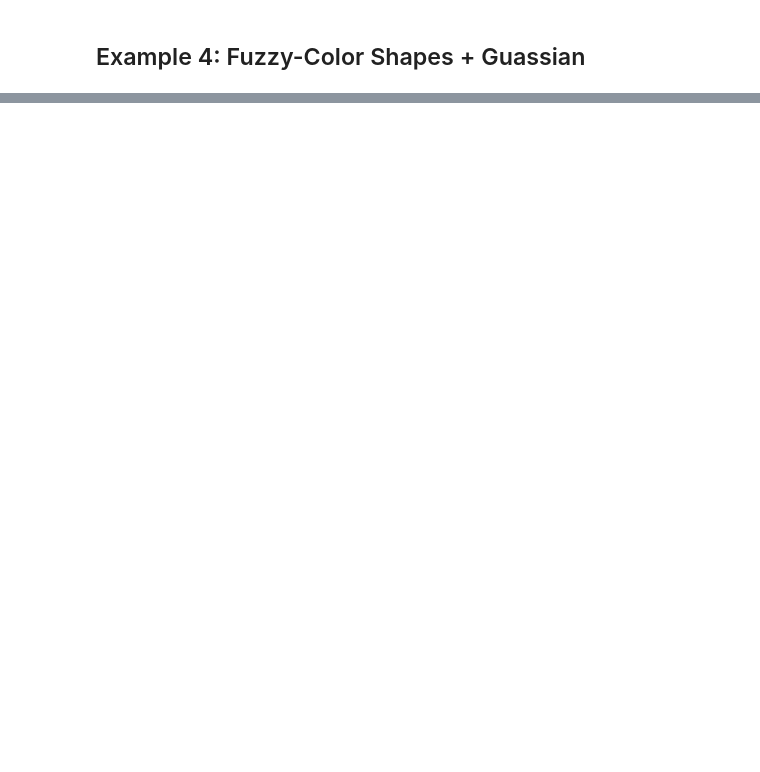
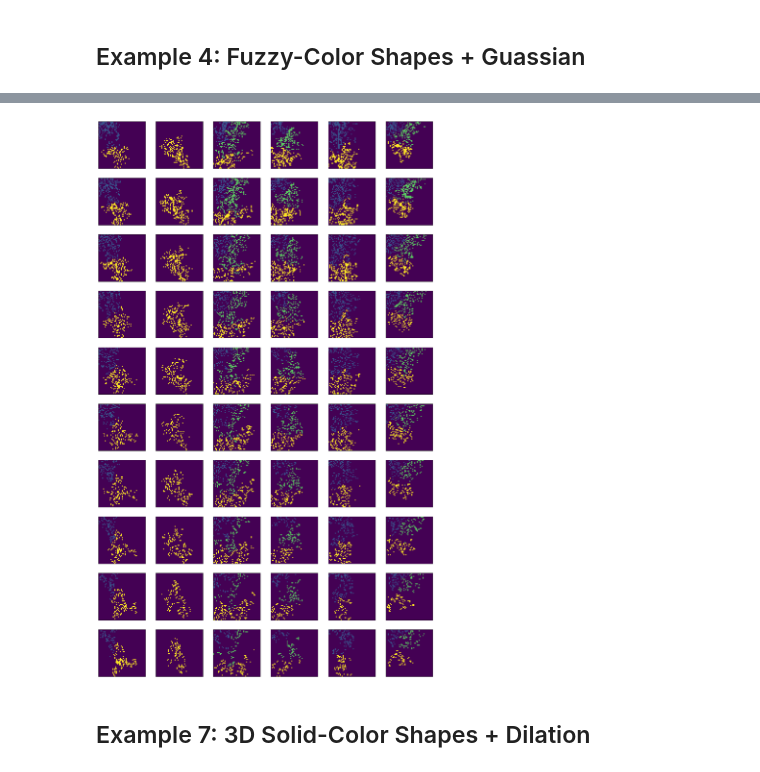
Before and after one commit to ekrell/geoscience-attribution-benchmarks, a Jupyter notebook: benchmarks/gen_rasters.ipynb, the cells around one changed output, grey strips where cells are left out. Cells and saved outputs as stored; diff of their text form; code cells hidden in the pictures; blank space fills up the shorter version.

```diff
--- a/benchmarks/gen_rasters.ipynb
+++ b/benchmarks/gen_rasters.ipynb
@@ -96,0 +170,30 @@ for i in range(n_samples):
+# %%
+# Define raster
+rows = 50
+cols = 50
+bands = 10
+
+# Define placement seeds
+seeds = [
+    {"coords": (10, 10, 0), "value": 0.2, "threshold": 0.9, "decay": 0.01, "value_dist": 0.2},
+    {"coords": (20, 20, 1), "value": 0.6, "threshold": 0.9, "decay": 0.01, "value_dist": 0.1},
+    {"coords": (40, 20, 2), "value": 0.8, "threshold": 0.9, "decay": 0.01, "value_dist": 0.3},
+]
+# %%
+n_samples = 6
+rasters = np.zeros((n_samples, rows, cols, bands))
+for i in range(n_samples):
+  mask = rasters[i].copy()
+  for seed in seeds:
+    grow(rasters[i], mask, seed["coords"], seed["threshold"], seed["decay"], seed["value"])
+# %%
+fig, axs = plt.subplots(bands, n_samples, figsize=(n_samples * 3, bands * 3))
+for i in range(n_samples):
+  for j in range(bands):
+    axs[j,i].imshow(rasters[i,:,:,j])
+    axs[j,i].set_yticks([])
+    axs[j,i].set_xticks([])
+# %% [output]
+[figure, added]
+# %% [markdown]
+## Example 7: 3D Solid-Color Shapes + Dilation
```
Also changed, not shown: parts of 19 cells of this notebook.
